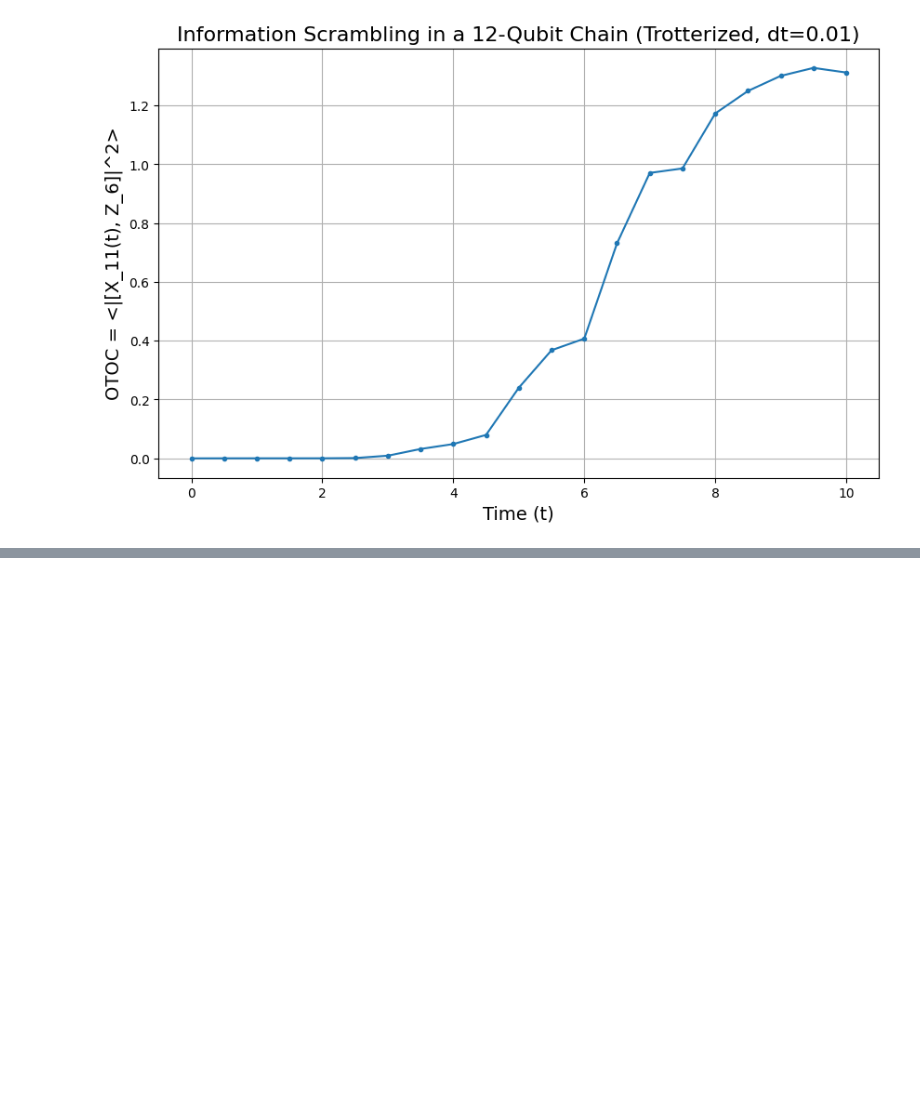
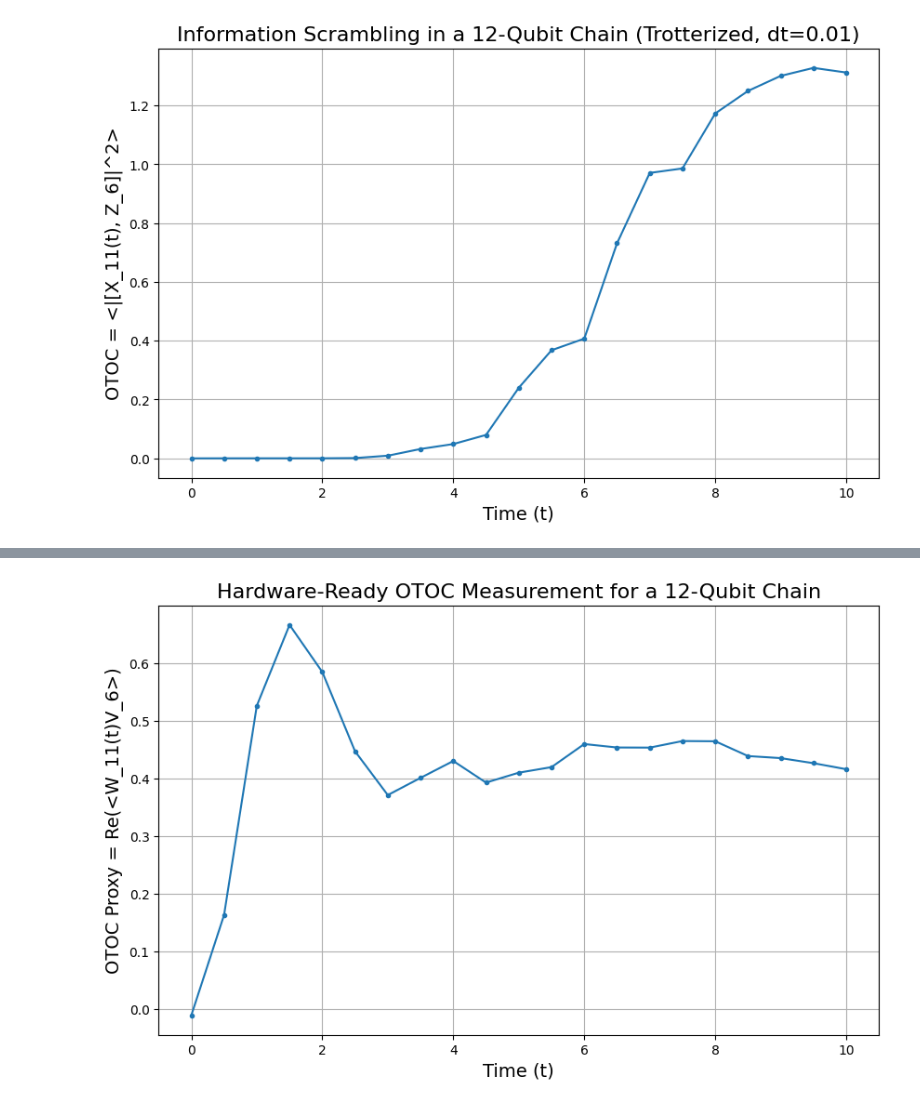
Before and after one commit to peterbabulik/OTOCs, a Jupyter notebook: OTOCs.ipynb, the cells around one changed output, grey strips where cells are left out. Saved outputs shown, nothing was run; the diff lists cells and outputs as text; code cells hidden in the pictures; blank space fills up the shorter version.

```diff
--- a/OTOCs.ipynb
+++ b/OTOCs.ipynb
@@ -233,0 +256,95 @@ Simulation complete!
+# %%
+import cirq
+import numpy as np
+import matplotlib.pyplot as plt
+
+# --- 1. Define the System and Trotter Gates ---
+N = 12
+J = 1.0
+h = 0.5
+
+system_qubits = cirq.LineQubit.range(N)
+ancilla = cirq.GridQubit(0, N) # Place the ancilla qubit nearby
+
+def trotter_step(qubits, J, h, dt):
+    """Yields the gates for a single Trotter step."""
+    N = len(qubits)
+    for i in range(0, N - 1, 2):
+        yield cirq.ZZPowGate(exponent=-2 * J * dt / np.pi).on(qubits[i], qubits[i+1])
+    for i in range(1, N - 1, 2):
+        yield cirq.ZZPowGate(exponent=-2 * J * dt / np.pi).on(qubits[i], qubits[i+1])
+    for i in range(N):
+        yield cirq.XPowGate(exponent=-2 * h * dt / np.pi).on(qubits[i])
+
+# --- 2. Ancilla-Based OTOC Simulation ---
+op_W = cirq.X
+op_V = cirq.Z
+w_site = N - 1
+v_site = N // 2
+
+total_time = 10.0
+dt = 0.1  # We can use a slightly larger dt since this simulation is slower
+time_steps = np.arange(0, total_time + dt, dt * 5)
+otoc_proxy_values = []
+repetitions = 10000 # Number of shots for each measurement
+
+print(f"Simulating OTOC for {N} qubits using an ancilla circuit...")
+print(f"Each point will be an average over {repetitions} shots.")
+
+simulator = cirq.Simulator()
+
+for t in time_steps:
+    num_trotter_steps = int(round(t / dt))
+
+    forward_evolution = cirq.Circuit(trotter_step(system_qubits, J, h, dt) for _ in range(num_trotter_steps))
+    backward_evolution = cirq.inverse(forward_evolution)
+
+    # Construct the full interferometric circuit
+    otoc_circuit = cirq.Circuit()
+
+    # 1. Prepare ancilla in |+>
+    otoc_circuit.append(cirq.H(ancilla))
+
+    # 2. Controlled-V operation
+    otoc_circuit.append(op_V(system_qubits[v_site]).controlled_by(ancilla))
+
+    # 3. Forward time evolution U(t)
+    otoc_circuit.append(forward_evolution)
+
+    # 4. Controlled-W operation
+    otoc_circuit.append(op_W(system_qubits[w_site]).controlled_by(ancilla))
+
+    # 5. Backward time evolution U(-t)
+    otoc_circuit.append(backward_evolution)
+
+    # 6. Final Hadamard on ancilla for interference
+    otoc_circuit.append(cirq.H(ancilla))
+
+    # 7. Measure the ancilla
+    otoc_circuit.append(cirq.measure(ancilla, key='ancilla_meas'))
+
+    # Run the simulation for many shots
+    result = simulator.run(otoc_circuit, repetitions=repetitions)
+
+    # Process the results to find the expectation value <Z>
+    counts = result.histogram(key='ancilla_meas')
+    count_0 = counts.get(0, 0)
+    count_1 = counts.get(1, 0)
+
+    # <Z> = (Prob(0) - Prob(1)) = (count_0 - count_1) / total_shots
+    expectation_value_z = (count_0 - count_1) / repetitions
+    otoc_proxy_values.append(expectation_value_z)
+
+    print(f"Time: {t:.2f}, <Z> = {expectation_value_z:.4f}")
+
+print("Simulation complete!")
+
+# --- 3. Plot the Results ---
+plt.figure(figsize=(10, 6))
+plt.plot(time_steps, otoc_proxy_values, marker='.', linestyle='-')
+plt.xlabel("Time (t)", fontsize=14)
+plt.ylabel(f"OTOC Proxy = Re(<W_{w_site}(t)V_{v_site}>)", fontsize=14)
+plt.title(f"Hardware-Ready OTOC Measurement for a {N}-Qubit Chain", fontsize=16)
+plt.grid(True)
+plt.show()
+# %% [output]
@@ -233,0 +368 @@ Simulation complete!
+[figure, added]
```
Also changed, not shown: parts of 4 cells of this notebook.
